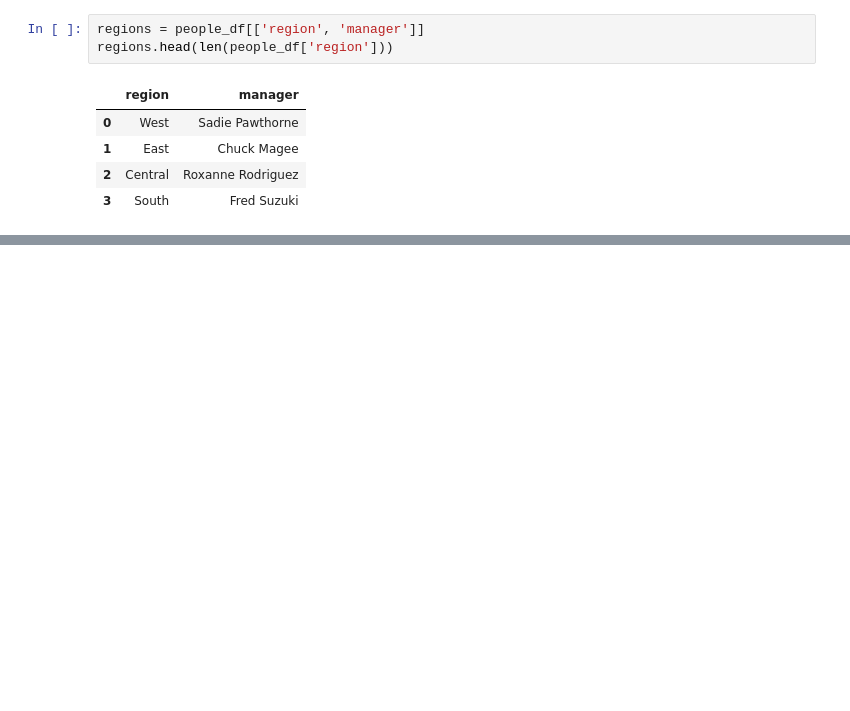
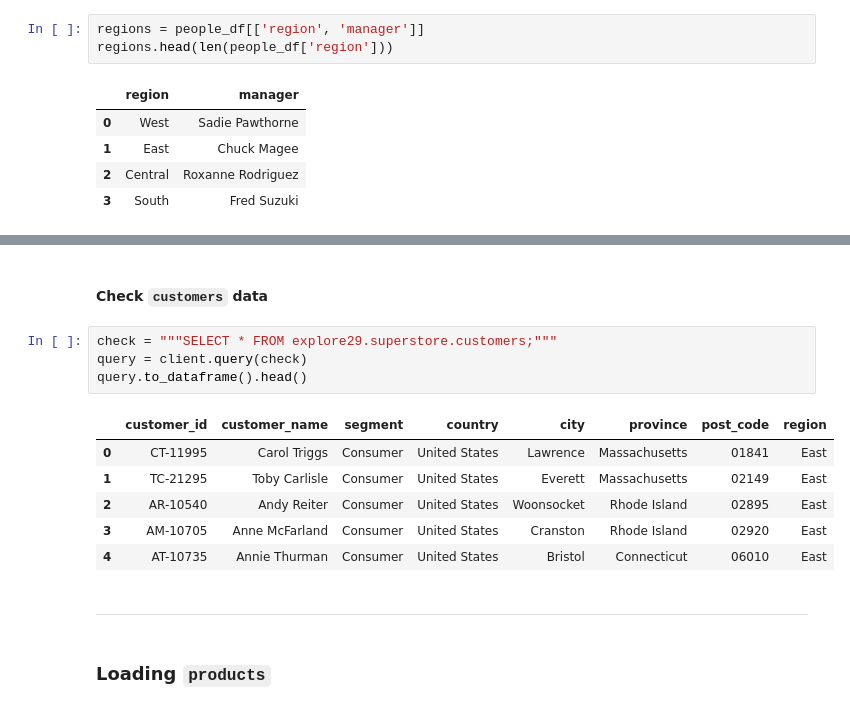
Before and after one commit to nacht29/Superstore-Analysis, a Jupyter notebook: Super-Store-Analysis.ipynb, the cells around one changed output, grey strips where cells are left out. Drawn from its saved outputs; the diff is of its cells as text; blank space fills up the shorter version.

````diff
--- a/Super-Store-Analysis.ipynb
+++ b/Super-Store-Analysis.ipynb
@@ -546,0 +724,17 @@ regions.head(len(people_df['region']))
+# %% [markdown]
+#### Check ```customers``` data
+# %%
+check = """SELECT * FROM explore29.superstore.customers;"""
+query = client.query(check)
+query.to_dataframe().head()
+# %% [output]
+|  | customer_id | customer_name | segment | country | city | province | post_code | region |
+| 0 | CT-11995 | Carol Triggs | Consumer | United States | Lawrence | Massachusetts | 01841 | East |
+| 1 | TC-21295 | Toby Carlisle | Consumer | United States | Everett | Massachusetts | 02149 | East |
+| 2 | AR-10540 | Andy Reiter | Consumer | United States | Woonsocket | Rhode Island | 02895 | East |
+| 3 | AM-10705 | Anne McFarland | Consumer | United States | Cranston | Rhode Island | 02920 | East |
+| 4 | AT-10735 | Annie Thurman | Consumer | United States | Bristol | Connecticut | 06010 | East |
+# %% [markdown]
+---
+# %% [markdown]
+### Loading ```products```
````
Also changed, not shown: parts of 28 cells of this notebook, 1 other file.
